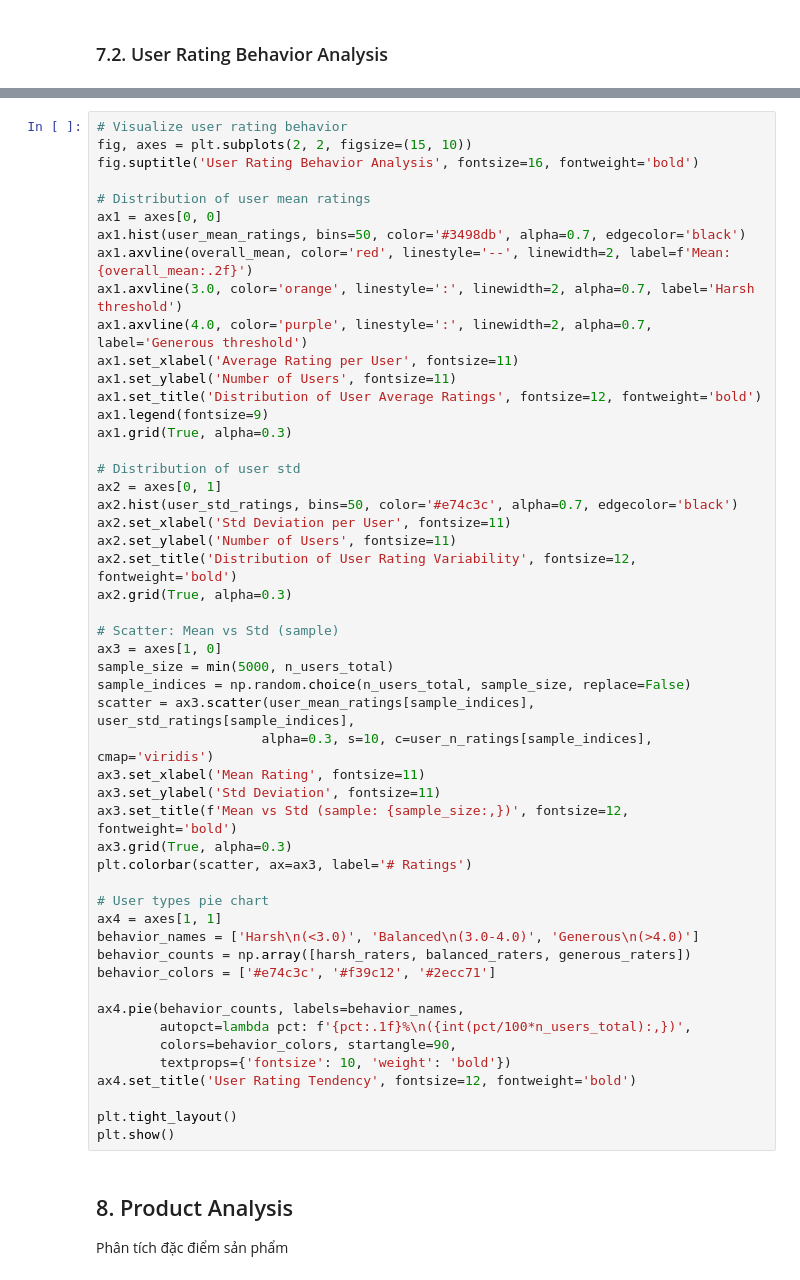
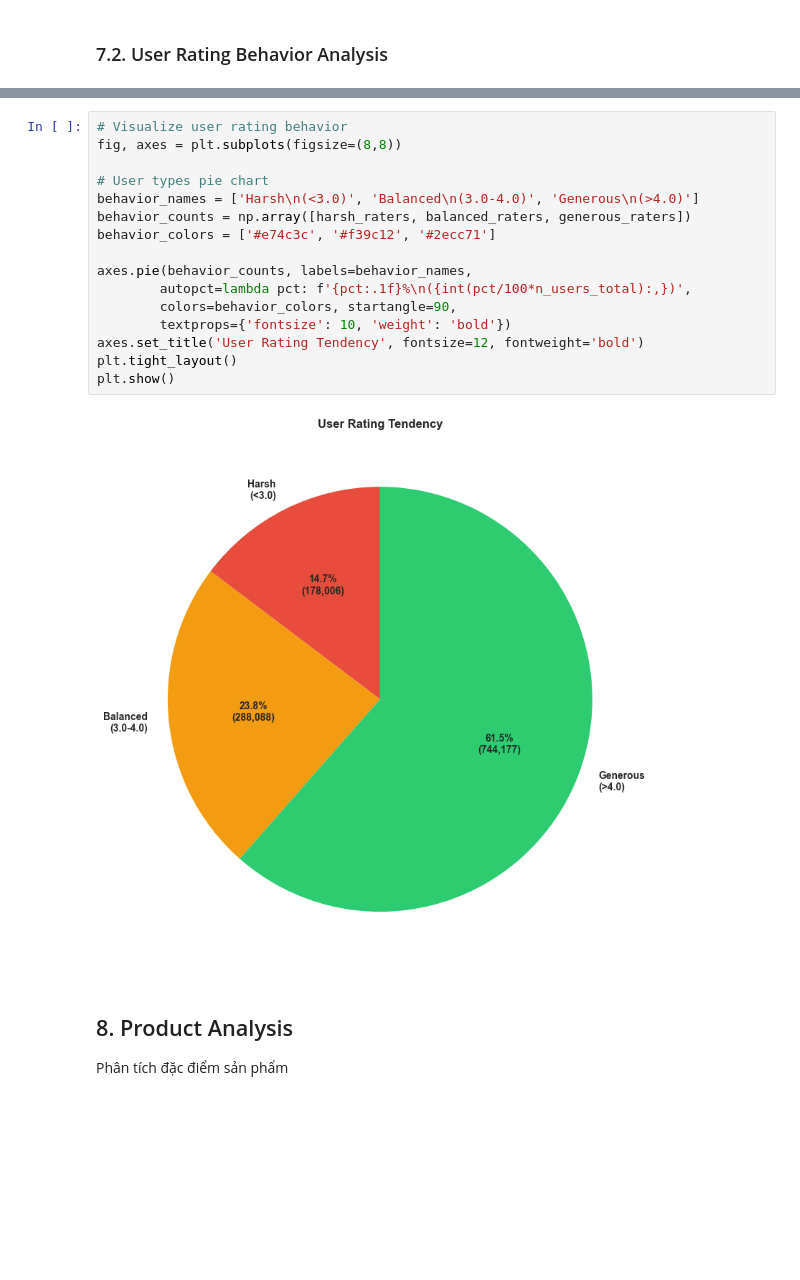
Before and after one commit to KuongB/lab02-ltkhdl, a Jupyter notebook: notebooks/01_data_exploration.ipynb, the cells around one changed output, grey strips where cells are left out. Drawn from its saved outputs; the diff is of its cells as text; blank space fills up the shorter version.

```diff
--- a/notebooks/01_data_exploration.ipynb
+++ b/notebooks/01_data_exploration.ipynb
@@ -592,54 +631,21 @@ print(f"  Diverse (std≥1.0): {diverse_users:,} ({(diverse_users/n_users_multip
 # %%
 # Visualize user rating behavior
-fig, axes = plt.subplots(2, 2, figsize=(15, 10))
-fig.suptitle('User Rating Behavior Analysis', fontsize=16, fontweight='bold')
-
-# Distribution of user mean ratings
-ax1 = axes[0, 0]
-ax1.hist(user_mean_ratings, bins=50, color='#3498db', alpha=0.7, edgecolor='black')
-ax1.axvline(overall_mean, color='red', linestyle='--', linewidth=2, label=f'Mean: {overall_mean:.2f}')
-ax1.axvline(3.0, color='orange', linestyle=':', linewidth=2, alpha=0.7, label='Harsh threshold')
-ax1.axvline(4.0, color='purple', linestyle=':', linewidth=2, alpha=0.7, label='Generous threshold')
-ax1.set_xlabel('Average Rating per User', fontsize=11)
-ax1.set_ylabel('Number of Users', fontsize=11)
-ax1.set_title('Distribution of User Average Ratings', fontsize=12, fontweight='bold')
-ax1.legend(fontsize=9)
-ax1.grid(True, alpha=0.3)
-
-# Distribution of user std
-ax2 = axes[0, 1]
-ax2.hist(user_std_ratings, bins=50, color='#e74c3c', alpha=0.7, edgecolor='black')
-ax2.set_xlabel('Std Deviation per User', fontsize=11)
-ax2.set_ylabel('Number of Users', fontsize=11)
-ax2.set_title('Distribution of User Rating Variability', fontsize=12, fontweight='bold')
-ax2.grid(True, alpha=0.3)
-
-# Scatter: Mean vs Std (sample)
-ax3 = axes[1, 0]
-sample_size = min(5000, n_users_total)
-sample_indices = np.random.choice(n_users_total, sample_size, replace=False)
-scatter = ax3.scatter(user_mean_ratings[sample_indices], user_std_ratings[sample_indices],
-                     alpha=0.3, s=10, c=user_n_ratings[sample_indices], cmap='viridis')
-ax3.set_xlabel('Mean Rating', fontsize=11)
-ax3.set_ylabel('Std Deviation', fontsize=11)
-ax3.set_title(f'Mean vs Std (sample: {sample_size:,})', fontsize=12, fontweight='bold')
-ax3.grid(True, alpha=0.3)
-plt.colorbar(scatter, ax=ax3, label='# Ratings')
+fig, axes = plt.subplots(figsize=(8,8))
 
 # User types pie chart
-ax4 = axes[1, 1]
 behavior_names = ['Harsh\n(<3.0)', 'Balanced\n(3.0-4.0)', 'Generous\n(>4.0)']
 behavior_counts = np.array([harsh_raters, balanced_raters, generous_raters])
 behavior_colors = ['#e74c3c', '#f39c12', '#2ecc71']
 
-ax4.pie(behavior_counts, labels=behavior_names,
+axes.pie(behavior_counts, labels=behavior_names,
         autopct=lambda pct: f'{pct:.1f}%\n({int(pct/100*n_users_total):,})',
         colors=behavior_colors, startangle=90,
         textprops={'fontsize': 10, 'weight': 'bold'})
-ax4.set_title('User Rating Tendency', fontsize=12, fontweight='bold')
-
+axes.set_title('User Rating Tendency', fontsize=12, fontweight='bold')
 plt.tight_layout()
 plt.show()
+# %% [output]
+[figure, added]
 # %% [markdown]
 ## 8. Product Analysis
 
```
Also changed, not shown: parts of 20 cells of this notebook.
